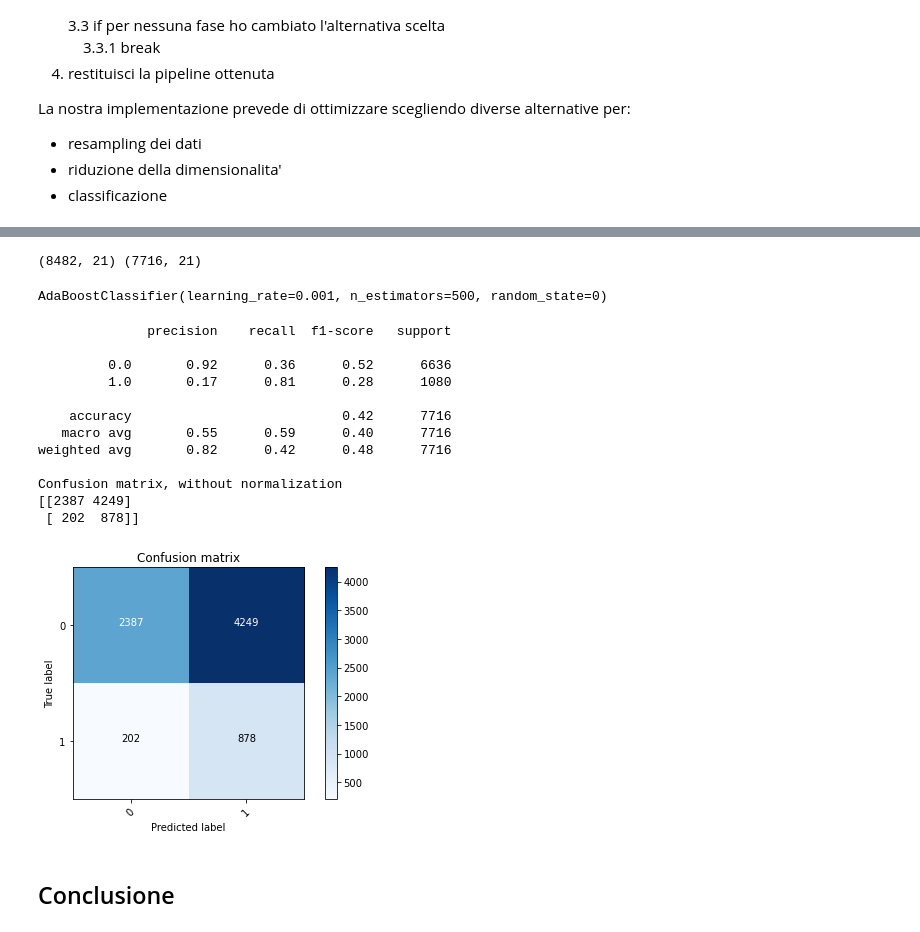
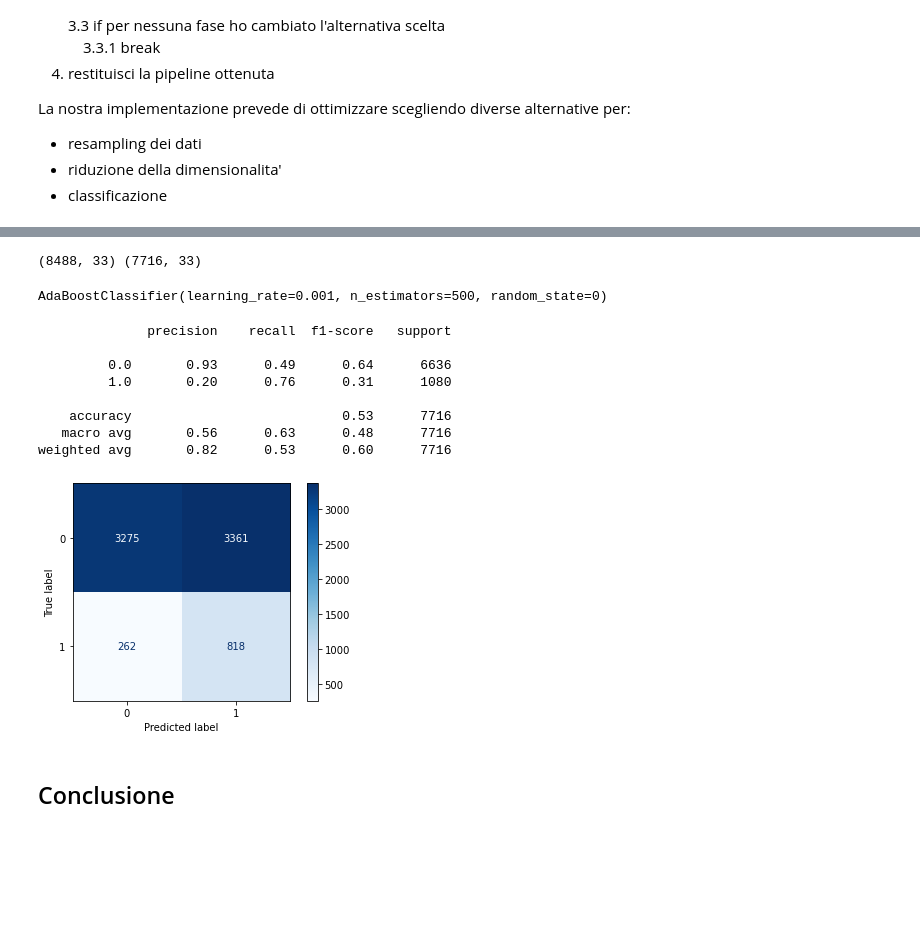
Before and after one commit to FabianoVeglianti/MachineLearningProject, a Jupyter notebook: loanRisk.ipynb, the cells around one changed output, grey strips where cells are left out. Cells and saved outputs as stored; diff of their text form; code cells hidden in the pictures; blank space fills up the shorter version.

```diff
--- a/loanRisk.ipynb
+++ b/loanRisk.ipynb
@@ -2055,13 +1961,0 @@ weighted avg       0.82      0.66      0.71      7716
-# %%
-# Quadratic Discriminant Analysis
-# -------------------------------------------------------------------
-# Importante eliminare la correlazione tra le variabili:
-#   la multicollinearita' puo' rendere la predizione inaccurata
-myclassifier = QuadraticDiscriminantAnalysis()
-params = {'reg_param': (0.00001, 0.0001, 0.001,0.01, 0.1),
-            'store_covariance': (True, False),
-            'tol': (0.0001, 0.001,0.01, 0.1)}
-
-gscv_qda = GridSearchCV(myclassifier, param_grid=params, scoring=metric, cv=n_folds, refit=True, n_jobs=-1)
-
-gscv_qda.fit(train_x, train_y.loan_status)
@@ -2659,0 +2447,5 @@ train_x.head()
+# %%
+sampler = RandomUnderSampler(random_state=0, sampling_strategy='not minority')
+
+train_x_sampled, train_y_sampled = sampler.fit_resample(train_x_pre_resample, train_y_pre_resample)
+print(train_x_sampled.shape, train_y_sampled.shape)
@@ -2664,40 +2458,35 @@ PCA(n_components=0.8, random_state=0)
-# %%
-dimensionalityReductor = PCA(n_components=0.8, random_state=0)
-dimensionalityReductor.fit(train_x, train_y)
-dataCleaner.set_dimensionalityReductor(dimensionalityReductor)
-train_x = dataCleaner.applyDimensionalityReduction(train_x)
-test_x = dataCleaner.applyDimensionalityReduction(test_x)
-print(train_x.shape, test_x.shape)
-# %% [output]
-(8482, 21) (7716, 21)
+# %%
+dimensionalityReductor = SelectKBest(k='all')
+dimensionalityReductor.fit(train_x_sampled, train_y_sampled)
+train_x_red = dimensionalityReductor.transform(train_x_sampled)
+test_x_red = dimensionalityReductor.transform(test_x)
+print(train_x_red.shape, test_x_red.shape)
+# %% [output]
+(8488, 33) (7716, 33)
 # %%
 bestClassifier
 # %% [output]
 AdaBoostClassifier(learning_rate=0.001, n_estimators=500, random_state=0)
 # %%
-bestClassifier.fit(train_x, train_y)
-y_pred = bestClassifier.predict(test_x)
+bestClassifier.fit(train_x_red, train_y_sampled)
+y_pred = bestClassifier.predict(test_x_red)
 #qualita' della predizione rispetto sul test set
 print(classification_report(test_y, y_pred))
 cm = confusion_matrix(test_y, y_pred, labels=[0,1])
 disp = ConfusionMatrixDisplay(confusion_matrix=cm, display_labels=[0,1])
 disp.plot(cmap="Blues")
 
-add_score('Euristica ottima',test_y, bestClassifier.predict(test_x), cm)
+add_score('Euristica ottima',test_y, y_pred, cm)
 # %% [output]
               precision    recall  f1-score   support
 
-         0.0       0.92      0.36      0.52      6636
-         1.0       0.17      0.81      0.28      1080
+         0.0       0.93      0.49      0.64      6636
+         1.0       0.20      0.76      0.31      1080
 
-    accuracy                           0.42      7716
-   macro avg       0.55      0.59      0.40      7716
-weighted avg       0.82      0.42      0.48      7716
-
-Confusion matrix, without normalization
-[[2387 4249]
- [ 202  878]]
+    accuracy                           0.53      7716
+   macro avg       0.56      0.63      0.48      7716
+weighted avg       0.82      0.53      0.60      7716
-[figure, old version]
+[figure, new version]
 # %% [markdown]
 ## Conclusione
 # %% [markdown]
```
Also changed, not shown: parts of 53 cells of this notebook, 2 other files.
